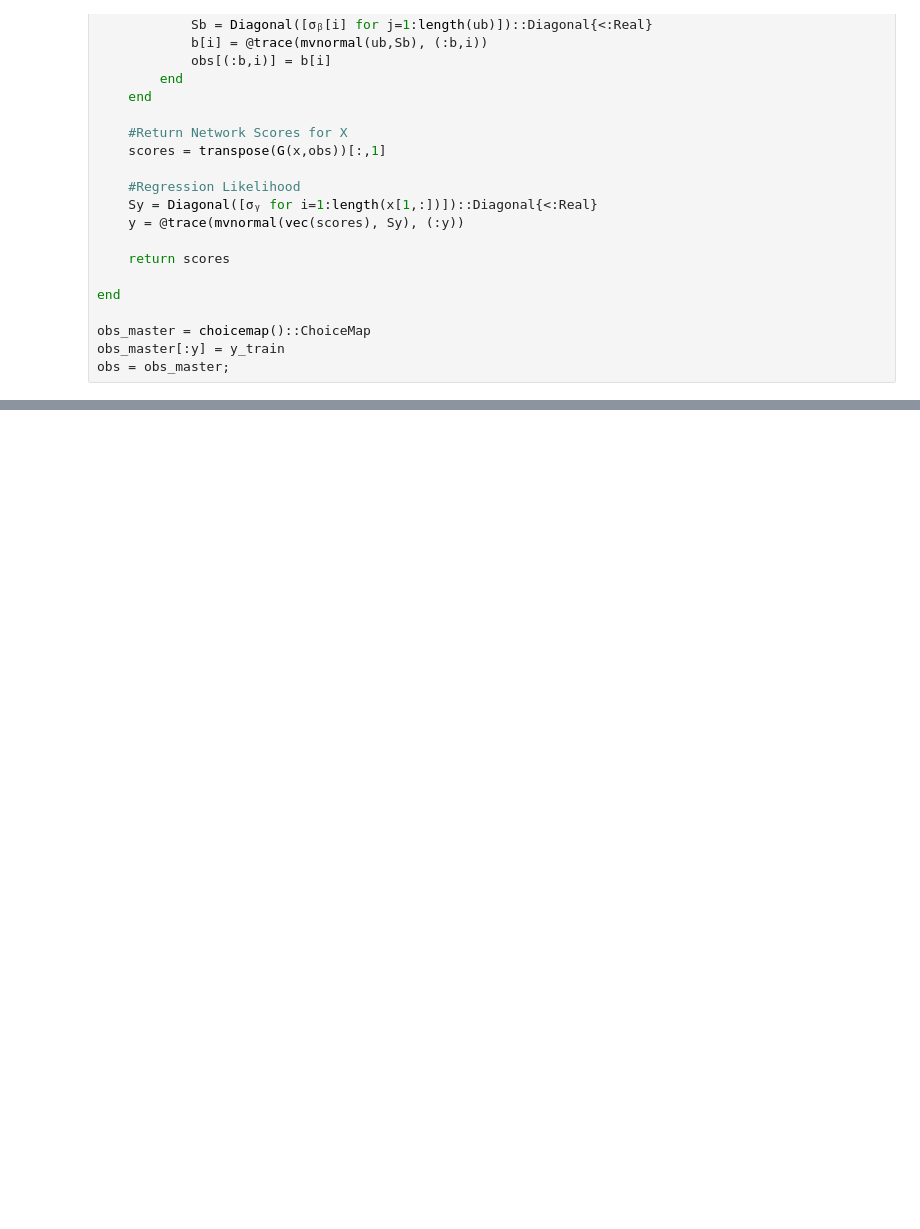
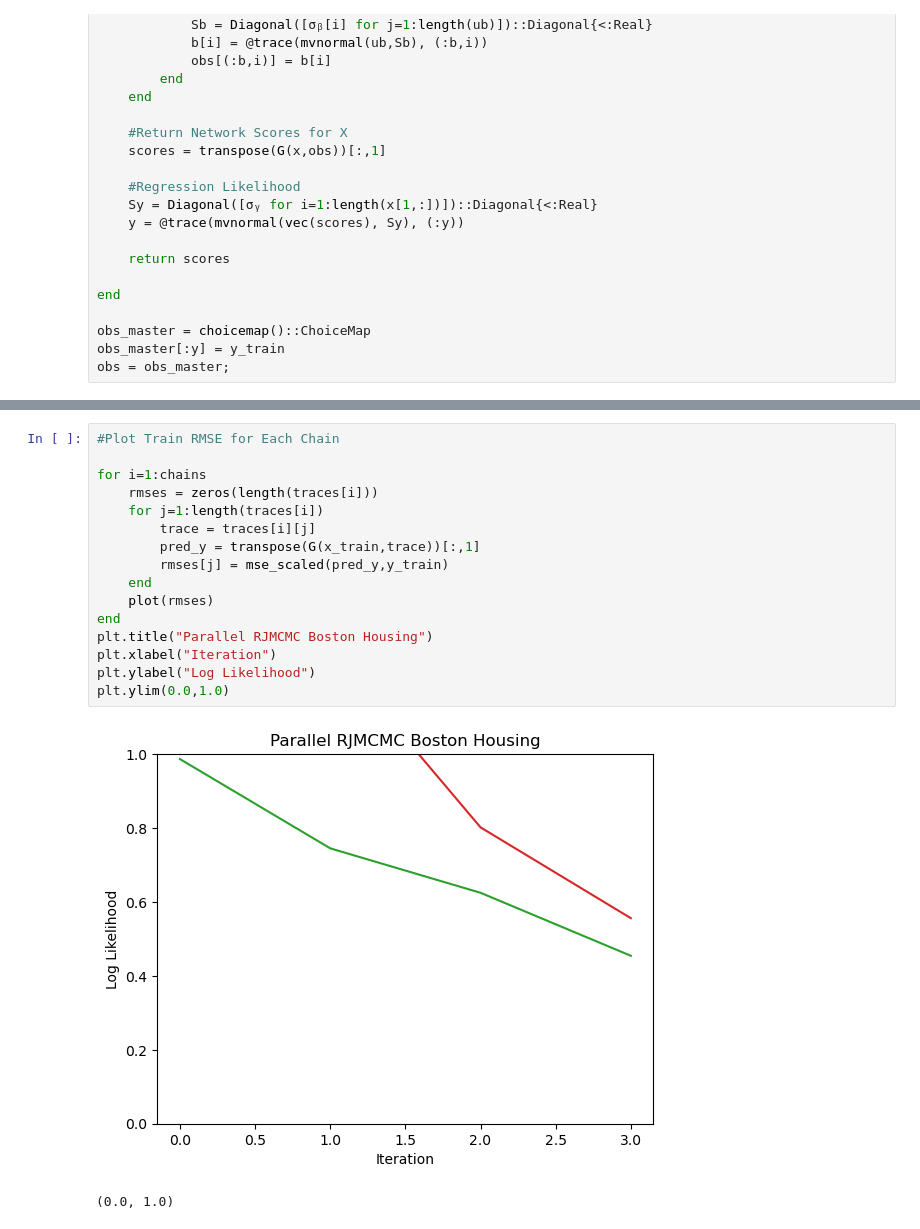
Before and after one commit to jberezow/BostonHousing, a Jupyter notebook: Thesis-LoadTraces.ipynb, the cells around one changed output, grey strips where cells are left out. Cells and saved outputs as stored; diff of their text form; blank space fills up the shorter version.

```diff
--- a/Thesis-LoadTraces.ipynb
+++ b/Thesis-LoadTraces.ipynb
@@ -215,0 +189,19 @@ end
+# %%
+#Plot Train RMSE for Each Chain
+
+for i=1:chains
+    rmses = zeros(length(traces[i]))
+    for j=1:length(traces[i])
+        trace = traces[i][j]
+        pred_y = transpose(G(x_train,trace))[:,1]
+        rmses[j] = mse_scaled(pred_y,y_train)
+    end
+    plot(rmses)
+end
+plt.title("Parallel RJMCMC Boston Housing")
+plt.xlabel("Iteration")
+plt.ylabel("Log Likelihood")
+plt.ylim(0.0,1.0)
+# %% [output]
+[figure, added]
+(0.0, 1.0)
```
Also changed, not shown: parts of 8 cells of this notebook, 7 other files.
